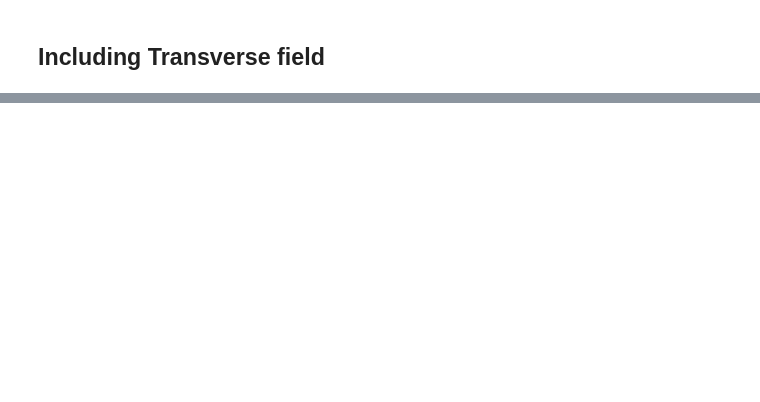
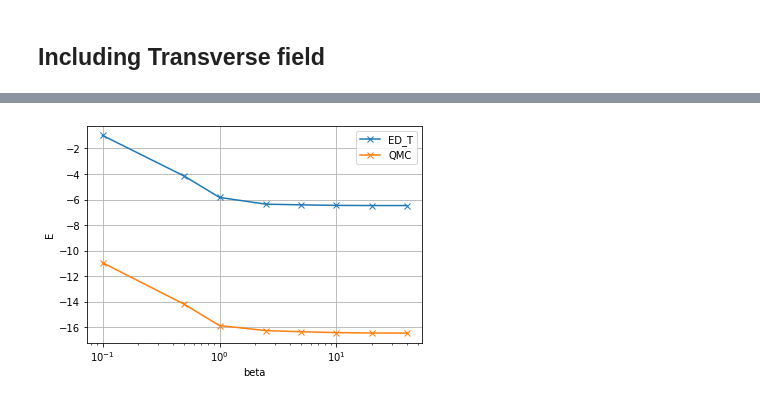
Before and after one commit to Renmusxd/DWave48, a Jupyter notebook: jupyter_notebook/MonteCarloTests.ipynb, the cells around one changed output, grey strips where cells are left out. Cells and saved outputs as stored; diff of their text form; code cells hidden in the pictures; blank space fills up the shorter version.

```diff
--- a/jupyter_notebook/MonteCarloTests.ipynb
+++ b/jupyter_notebook/MonteCarloTests.ipynb
@@ -76,0 +75,12 @@ for i, beta in enumerate(betas):
+# %%
+pyplot.plot(betas, ed_transverse_energies, 'x-', label="ED_T")
+pyplot.plot(betas, q_energies_data, 'x-', label="QMC")
+pyplot.xscale('log')
+pyplot.legend()
+pyplot.grid()
+pyplot.xlabel("beta")
+pyplot.ylabel("E")
+pyplot.savefig("energies.png")
+pyplot.show()
+# %% [output]
+[figure, added]
```
Also changed, not shown: parts of 40 cells of this notebook, 7 other files.
